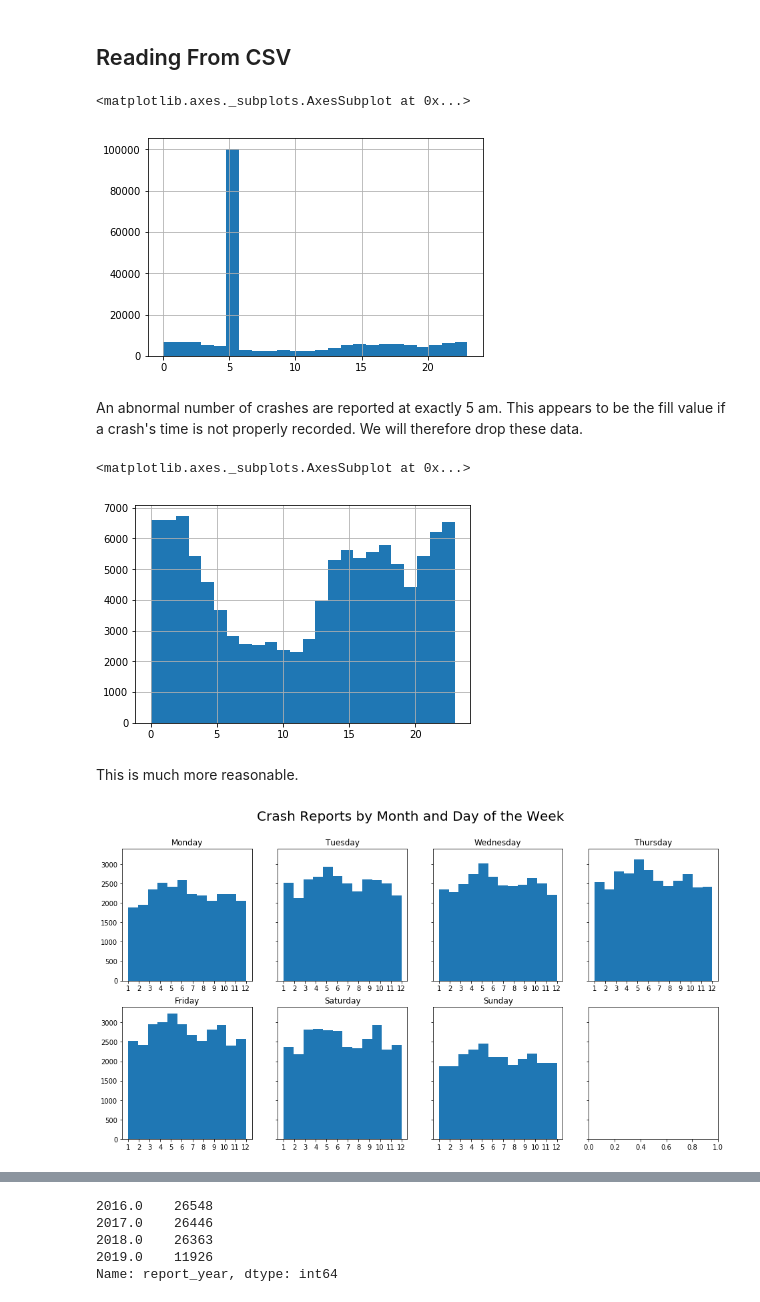
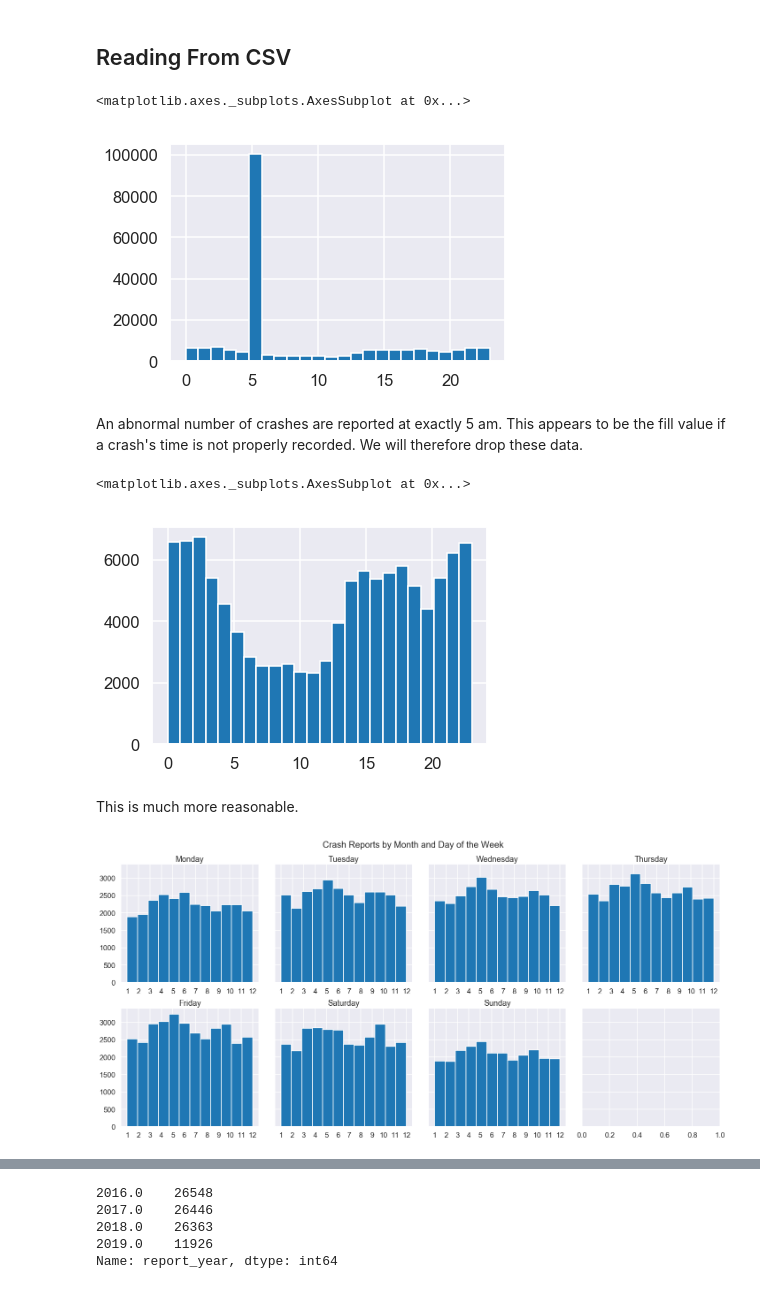
Before and after one commit to aschams/FlatironProject3, a Jupyter notebook: DC_Crashes-as.ipynb, the cells around one changed output, grey strips where cells are left out. Cells and saved outputs as stored; diff of their text form; code cells hidden in the pictures.

Commit message:
updated figures

```diff
--- a/DC_Crashes-as.ipynb
+++ b/DC_Crashes-as.ipynb
@@ -7,6 +7,8 @@ import seaborn as sns
 import scipy.stats as stats
 import as_functions as asf
 
+sns.set_context('talk')
+sns.set_style('darkgrid')
 NUM_WEEKS = 181
 np.random.seed(23935879)
 # %% [markdown]
@@ -45,7 +47,7 @@ df["ward"] = df.WARD.str.extract(r"([1-8])")
 df.report_hour.hist(bins=24)
 # %% [output]
 <matplotlib.axes._subplots.AxesSubplot at 0x...>
-[figure, old version]
+[figure, new version]
 # %% [markdown]
 An abnormal number of crashes are reported at exactly 5 am. This appears to be the fill value if a crash's time is not properly recorded. We will therefore drop these data.
 # %%
@@ -54,7 +56,7 @@ df_except_5_oclock = df[~((df.report_hour == 5) & (df.report_minute == 0) & (df.
 df_except_5_oclock.report_hour.hist(bins=24)
 # %% [output]
 <matplotlib.axes._subplots.AxesSubplot at 0x...>
-[figure, old version]
+[figure, new version]
 # %% [markdown]
 This is much more reasonable.
 # %%
@@ -62,14 +64,15 @@ df2 = df_except_5_oclock[(df_except_5_oclock.report_year > 2015) & (df_except_5_
 # %%
 day_of_week = {0:"Monday", 1:"Tuesday", 2:"Wednesday", 3:"Thursday", 4:"Friday", 5:"Saturday", 6:"Sunday"}
 # %%
-fig, ax = plt.subplots(2,4, sharey=True, figsize=(16,8))
+fig, ax = plt.subplots(2,4, sharey=True, figsize=(20,10))
 fig.suptitle("Crash Reports by Month and Day of the Week", fontsize=20)
 for i in range(7):
     row = i // 4
     col = i%4
     ax[row, col].hist(df.loc[df.report_day_of_week==i,"report_month"], bins=12)
     ax[row, col].title.set_text(day_of_week[i])
     ax[row, col].set_xticks(range(1,13))
+plt.tight_layout(rect=[0, 0.03, 1, 0.95])
 # %% [output]
-[figure, old version]
+[figure, new version]
 # %%
```
Also changed, not shown: parts of 21 cells of this notebook.
